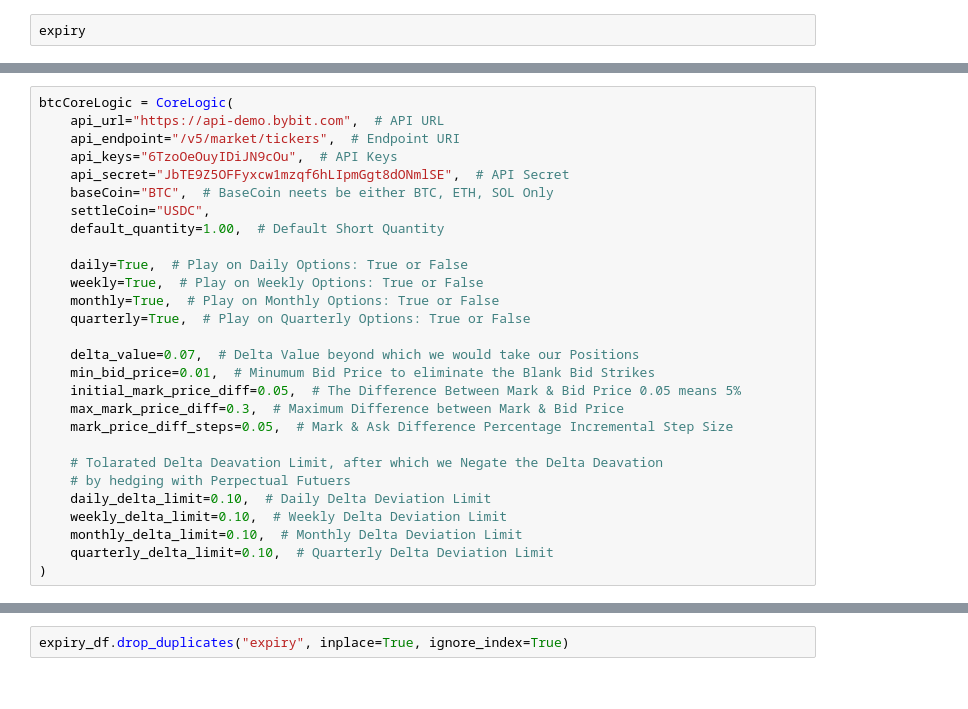
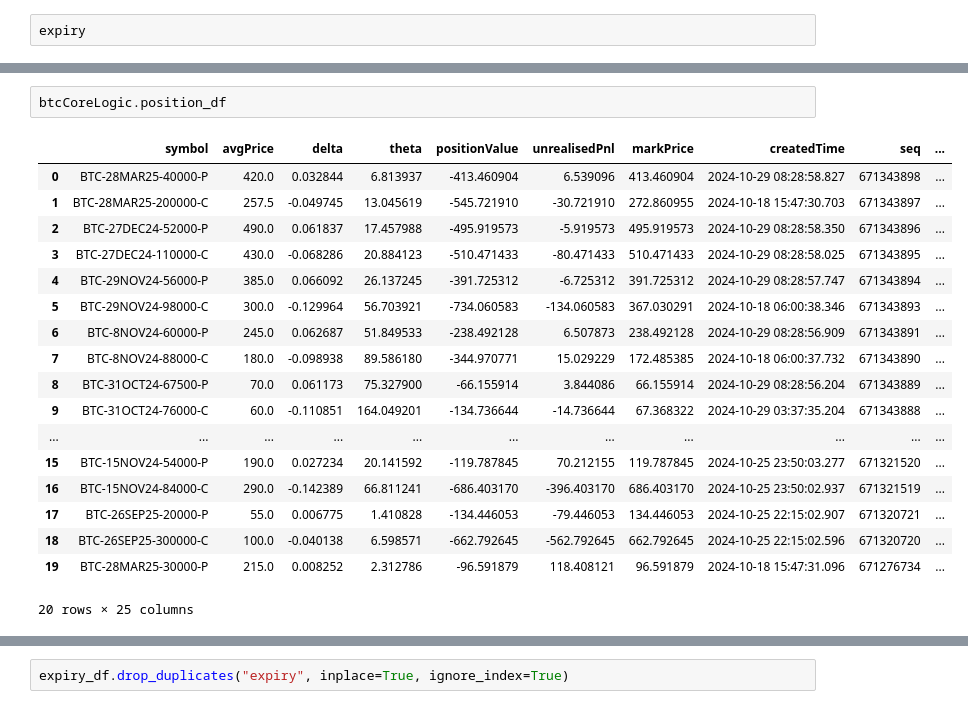
Before and after one commit to ranjanbarat/CryptoOptionsTrading, a Jupyter notebook: notebook/core_logic.ipynb, the cells around one changed output, grey strips where cells are left out. Drawn from its saved outputs; the diff is of its cells as text.

```diff
--- a/notebook/core_logic.ipynb
+++ b/notebook/core_logic.ipynb
@@ -332,28 +377,21 @@ from ByBit import CoreLogic
 # %%
-btcCoreLogic = CoreLogic(
-    api_url="https://api-demo.bybit.com",  # API URL
-    api_endpoint="/v5/market/tickers",  # Endpoint URI
-    api_keys="6TzoOeOuyIDiJN9cOu",  # API Keys
-    api_secret="JbTE9Z5OFFyxcw1mzqf6hLIpmGgt8dONmlSE",  # API Secret
-    baseCoin="BTC",  # BaseCoin neets be either BTC, ETH, SOL Only
-    settleCoin="USDC",
-    default_quantity=1.00,  # Default Short Quantity
-
-    daily=True,  # Play on Daily Options: True or False
-    weekly=True,  # Play on Weekly Options: True or False
-    monthly=True,  # Play on Monthly Options: True or False
-    quarterly=True,  # Play on Quarterly Options: True or False
-
-    delta_value=0.07,  # Delta Value beyond which we would take our Positions
-    min_bid_price=0.01,  # Minumum Bid Price to eliminate the Blank Bid Strikes
-    initial_mark_price_diff=0.05,  # The Difference Between Mark & Bid Price 0.05 means 5%
-    max_mark_price_diff=0.3,  # Maximum Difference between Mark & Bid Price
-    mark_price_diff_steps=0.05,  # Mark & Ask Difference Percentage Incremental Step Size
-
-    # Tolarated Delta Deavation Limit, after which we Negate the Delta Deavation
-    # by hedging with Perpectual Futuers
-    daily_delta_limit=0.10,  # Daily Delta Deviation Limit
-    weekly_delta_limit=0.10,  # Weekly Delta Deviation Limit
-    monthly_delta_limit=0.10,  # Monthly Delta Deviation Limit
-    quarterly_delta_limit=0.10,  # Quarterly Delta Deviation Limit
-)
+btcCoreLogic.position_df
+# %% [output]
+|  | symbol | avgPrice | delta | theta | positionValue | unrealisedPnl | markPrice | createdTime | seq | ... |
+| 0 | BTC-28MAR25-40000-P | 420.0 | 0.032844 | 6.813937 | -413.460904 | 6.539096 | 413.460904 | 2024-10-29 08:28:58.827 | 671343898 | ... |
+| 1 | BTC-28MAR25-200000-C | 257.5 | -0.049745 | 13.045619 | -545.721910 | -30.721910 | 272.860955 | 2024-10-18 15:47:30.703 | 671343897 | ... |
+| 2 | BTC-27DEC24-52000-P | 490.0 | 0.061837 | 17.457988 | -495.919573 | -5.919573 | 495.919573 | 2024-10-29 08:28:58.350 | 671343896 | ... |
+| 3 | BTC-27DEC24-110000-C | 430.0 | -0.068286 | 20.884123 | -510.471433 | -80.471433 | 510.471433 | 2024-10-29 08:28:58.025 | 671343895 | ... |
+| 4 | BTC-29NOV24-56000-P | 385.0 | 0.066092 | 26.137245 | -391.725312 | -6.725312 | 391.725312 | 2024-10-29 08:28:57.747 | 671343894 | ... |
+| 5 | BTC-29NOV24-98000-C | 300.0 | -0.129964 | 56.703921 | -734.060583 | -134.060583 | 367.030291 | 2024-10-18 06:00:38.346 | 671343893 | ... |
+| 6 | BTC-8NOV24-60000-P | 245.0 | 0.062687 | 51.849533 | -238.492128 | 6.507873 | 238.492128 | 2024-10-29 08:28:56.909 | 671343891 | ... |
+| 7 | BTC-8NOV24-88000-C | 180.0 | -0.098938 | 89.586180 | -344.970771 | 15.029229 | 172.485385 | 2024-10-18 06:00:37.732 | 671343890 | ... |
+| 8 | BTC-31OCT24-67500-P | 70.0 | 0.061173 | 75.327900 | -66.155914 | 3.844086 | 66.155914 | 2024-10-29 08:28:56.204 | 671343889 | ... |
+| 9 | BTC-31OCT24-76000-C | 60.0 | -0.110851 | 164.049201 | -134.736644 | -14.736644 | 67.368322 | 2024-10-29 03:37:35.204 | 671343888 | ... |
+| ... | ... | ... | ... | ... | ... | ... | ... | ... | ... | ... |
+| 15 | BTC-15NOV24-54000-P | 190.0 | 0.027234 | 20.141592 | -119.787845 | 70.212155 | 119.787845 | 2024-10-25 23:50:03.277 | 671321520 | ... |
+| 16 | BTC-15NOV24-84000-C | 290.0 | -0.142389 | 66.811241 | -686.403170 | -396.403170 | 686.403170 | 2024-10-25 23:50:02.937 | 671321519 | ... |
+| 17 | BTC-26SEP25-20000-P | 55.0 | 0.006775 | 1.410828 | -134.446053 | -79.446053 | 134.446053 | 2024-10-25 22:15:02.907 | 671320721 | ... |
+| 18 | BTC-26SEP25-300000-C | 100.0 | -0.040138 | 6.598571 | -662.792645 | -562.792645 | 662.792645 | 2024-10-25 22:15:02.596 | 671320720 | ... |
+| 19 | BTC-28MAR25-30000-P | 215.0 | 0.008252 | 2.312786 | -96.591879 | 118.408121 | 96.591879 | 2024-10-18 15:47:31.096 | 671276734 | ... |
+20 rows × 25 columns
```
Also changed, not shown: parts of 73 cells of this notebook, 14 other files.
